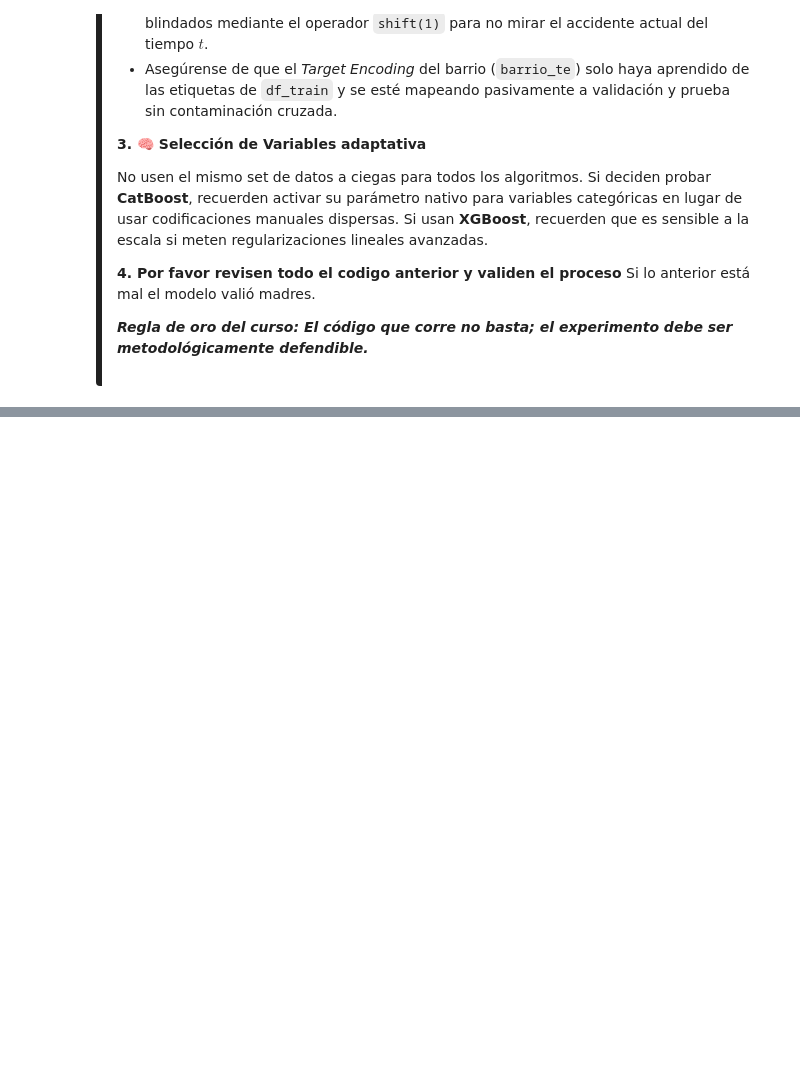
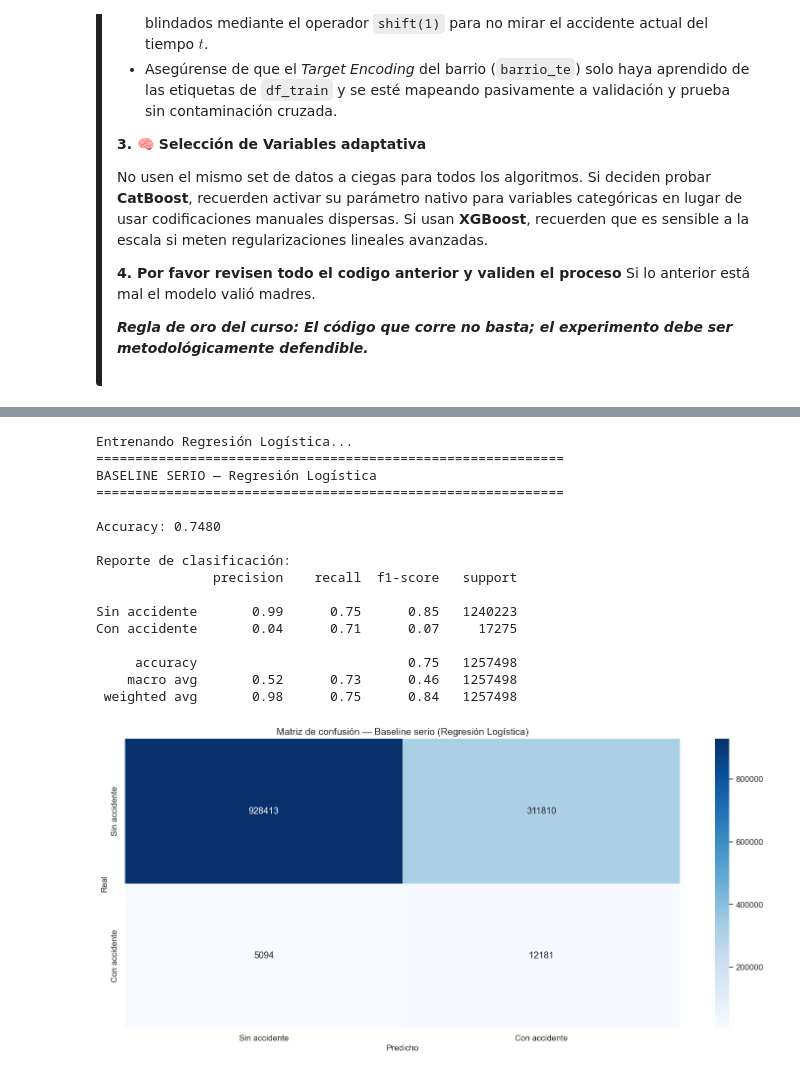
Before and after one commit to SaraMR9/AprendizajeAutomatico, a Jupyter notebook: Notebook.ipynb, the cells around one changed output, grey strips where cells are left out. Drawn from its saved outputs; the diff is of its cells as text; code cells hidden in the pictures; blank space fills up the shorter version.

```diff
--- a/Notebook.ipynb
+++ b/Notebook.ipynb
@@ -2976,0 +3026,8 @@ No usen el mismo set de datos a ciegas para todos los algoritmos. Si deciden pro
+# %%
+# Actualizar FEATURES para que sea consistente con X_train
+# En la celda 83 se eliminaron 'icon_rain' y 'acc_hist_7d' de X_train, X_val y X_test
+# Se actualiza la variable FEATURES.
+FEATURES = X_train.columns.tolist()
+
+print(f"Features actualizadas ({len(FEATURES)}):")
+print(FEATURES)
@@ -2976,0 +3118,72 @@ No usen el mismo set de datos a ciegas para todos los algoritmos. Si deciden pro
+# %%
+# =============================================================================
+# 6.2 BASELINE SERIO — Regresión Logística
+# Primer modelo que realmente intenta aprender de las features
+# class_weight='balanced' para compensar el desbalance sin modificar los datos
+# Se elimina 'humidity' por multicolinealidad con 'temperature'
+# =============================================================================
+from sklearn.linear_model import LogisticRegression
+from sklearn.preprocessing import StandardScaler
+from sklearn.pipeline import Pipeline
+from sklearn.metrics import accuracy_score, classification_report, confusion_matrix
+
+# Features sin humidity para evitar multicolinealidad
+FEATURES_LR = [f for f in FEATURES if f != 'humidity']
+
+# Pipeline: estandarización + regresión logística
+# La estandarización es obligatoria para modelos lineales
+pipeline_lr = Pipeline([
+    ('scaler', StandardScaler()),
+    ('modelo', LogisticRegression(
+        class_weight='balanced',
+        random_state=RANDOM_STATE,
+        max_iter=1000,
+        n_jobs=-1
+    ))
+])
+
+# Entrenamiento
+print("Entrenando Regresión Logística...")
+pipeline_lr.fit(X_train[FEATURES_LR], y_train)
+
+# Predicciones
+y_pred_lr = pipeline_lr.predict(X_val[FEATURES_LR])
+
+# Métricas
+print("=" * 60)
+print("BASELINE SERIO — Regresión Logística")
+print("=" * 60)
+print(f"\nAccuracy: {accuracy_score(y_val, y_pred_lr):.4f}")
+print(f"\nReporte de clasificación:")
+print(classification_report(y_val, y_pred_lr,
+      target_names=['Sin accidente', 'Con accidente']))
+
+# Matriz de confusión
+cm = confusion_matrix(y_val, y_pred_lr)
+plt.figure()
+sns.heatmap(cm, annot=True, fmt='d', cmap='Blues',
+            xticklabels=['Sin accidente', 'Con accidente'],
+            yticklabels=['Sin accidente', 'Con accidente'])
+plt.title('Matriz de confusión — Baseline serio (Regresión Logística)')
+plt.ylabel('Real')
+plt.xlabel('Predicho')
+plt.tight_layout()
+plt.show()
+# %% [output]
+Entrenando Regresión Logística...
+============================================================
+BASELINE SERIO — Regresión Logística
+============================================================
+
+Accuracy: 0.7480
+
+Reporte de clasificación:
+               precision    recall  f1-score   support
+
+Sin accidente       0.99      0.75      0.85   1240223
+Con accidente       0.04      0.71      0.07     17275
+
+     accuracy                           0.75   1257498
+    macro avg       0.52      0.73      0.46   1257498
+ weighted avg       0.98      0.75      0.84   1257498
+[figure, added]
```
Also changed, not shown: parts of 17 cells of this notebook, 20 other files.
